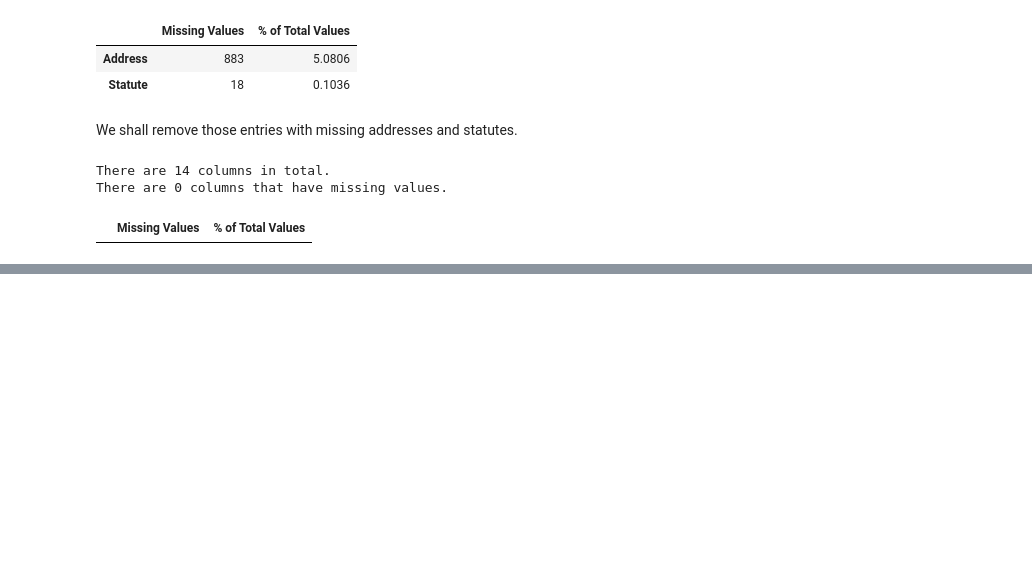
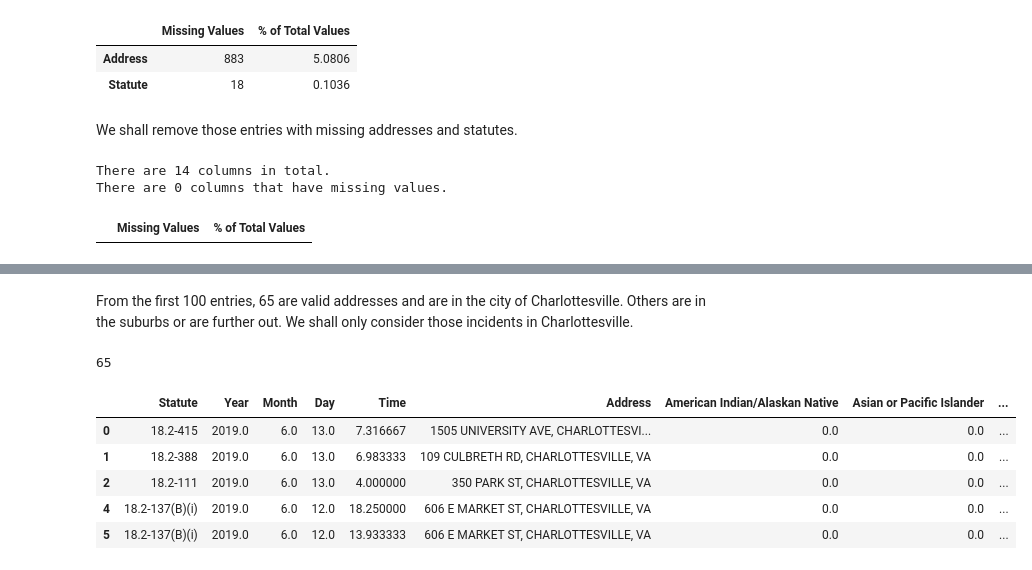
Before and after one commit to auhcheng/cville-crime, a Jupyter notebook: arrests-analysis.ipynb, the cells around one changed output, grey strips where cells are left out. Cells and saved outputs as stored; diff of their text form; code cells hidden in the pictures; blank space fills up the shorter version.

```diff
--- a/arrests-analysis.ipynb
+++ b/arrests-analysis.ipynb
@@ -242,0 +267,15 @@ arrests
+# %% [markdown]
+From the first 100 entries, 65 are valid addresses and are in the city of Charlottesville. Others are in the suburbs or are further out. We shall only consider those incidents in Charlottesville.
+# %%
+len(df)
+# %% [output]
+65
+# %%
+df.head()
+# %% [output]
+|  | Statute | Year | Month | Day | Time | Address | American Indian/Alaskan Native | Asian or Pacific Islander | ... |
+| 0 | 18.2-415 | 2019.0 | 6.0 | 13.0 | 7.316667 | 1505 UNIVERSITY AVE, CHARLOTTESVI... | 0.0 | 0.0 | ... |
+| 1 | 18.2-388 | 2019.0 | 6.0 | 13.0 | 6.983333 | 109 CULBRETH RD, CHARLOTTESVILLE, VA | 0.0 | 0.0 | ... |
+| 2 | 18.2-111 | 2019.0 | 6.0 | 13.0 | 4.000000 | 350 PARK ST, CHARLOTTESVILLE, VA | 0.0 | 0.0 | ... |
+| 4 | 18.2-137(B)(i) | 2019.0 | 6.0 | 12.0 | 18.250000 | 606 E MARKET ST, CHARLOTTESVILLE, VA | 0.0 | 0.0 | ... |
+| 5 | 18.2-137(B)(i) | 2019.0 | 6.0 | 12.0 | 13.933333 | 606 E MARKET ST, CHARLOTTESVILLE, VA | 0.0 | 0.0 | ... |
```
Also changed, not shown: parts of 10 cells of this notebook.
